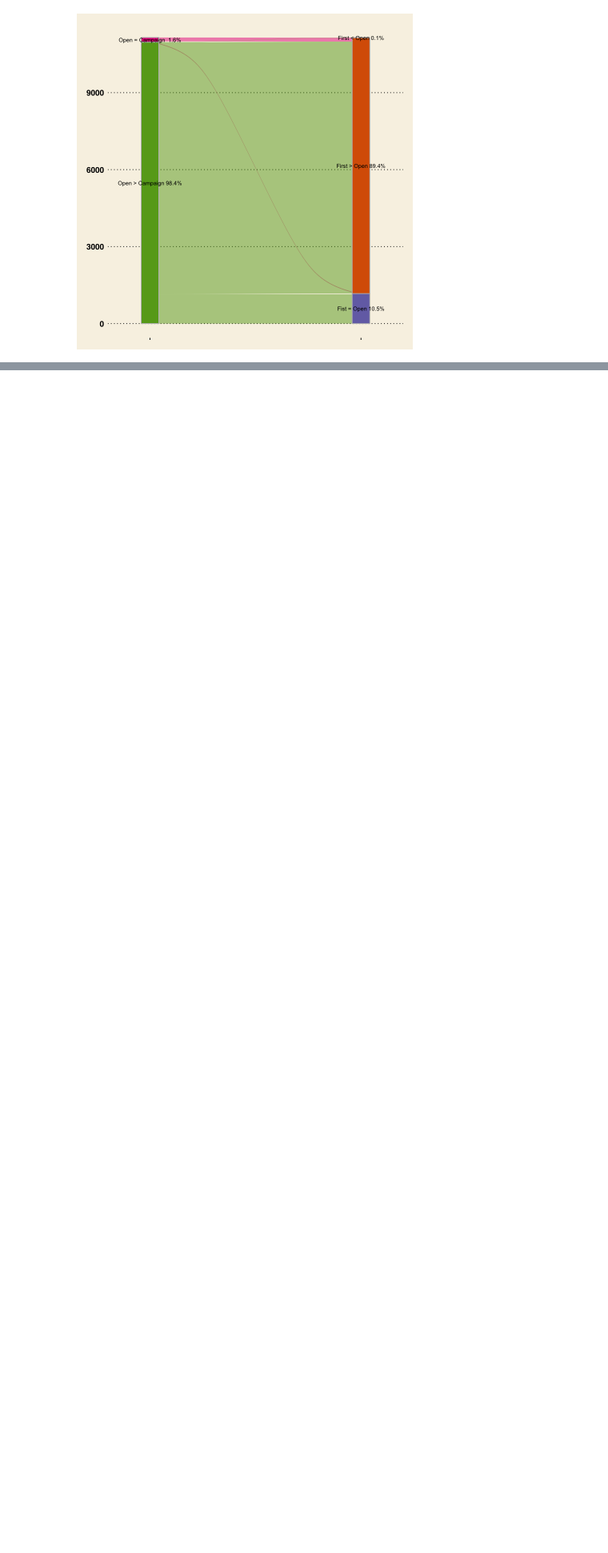
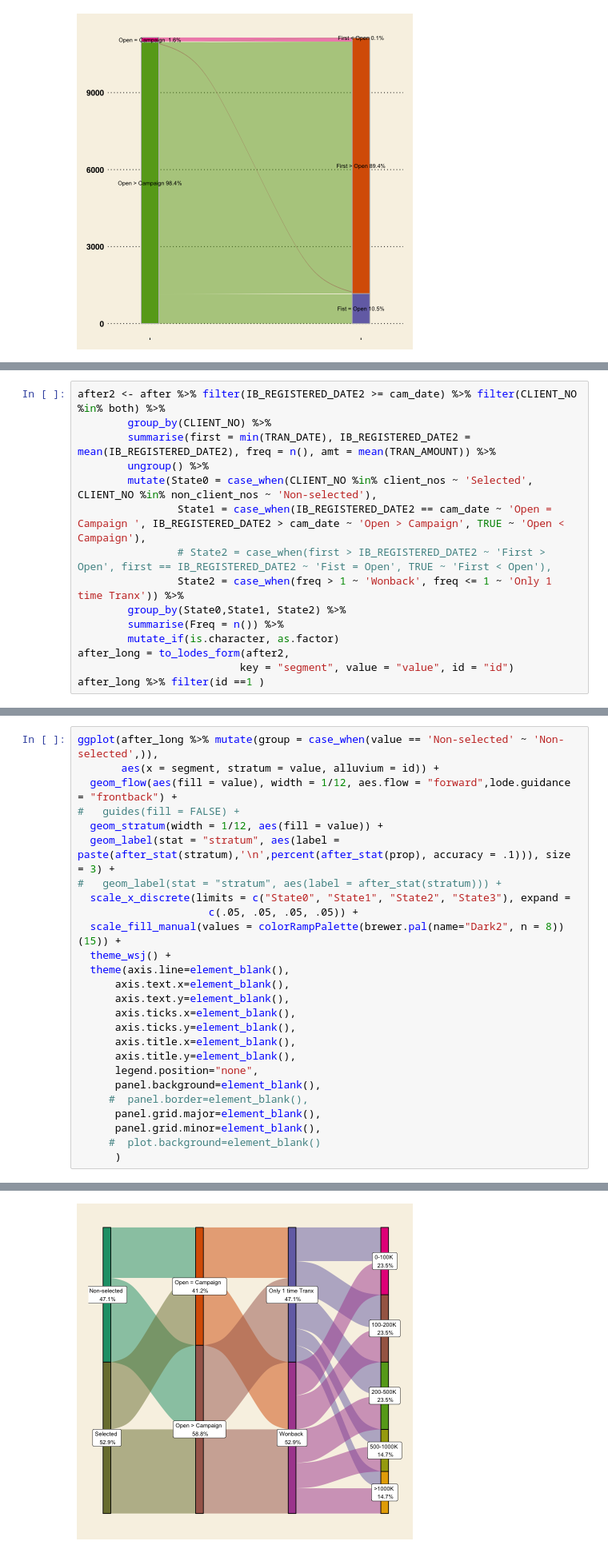
Before and after one commit to VIB-DSC-Data/Topup-dashboard, a Jupyter notebook: Lab1.ipynb, the cells around one changed output, grey strips where cells are left out. Shown at 80% size. Saved outputs shown, nothing was run; the diff lists cells and outputs as text; blank space fills up the shorter version.

```diff
--- a/Lab1.ipynb
+++ b/Lab1.ipynb
@@ -537,0 +552,15 @@ ggplot(after2, aes(y = Freq, axis1 = State1, axis2 = State2)) +
+# %%
+after2 <- after %>% filter(IB_REGISTERED_DATE2 >= cam_date) %>% filter(CLIENT_NO %in% both) %>%
+        group_by(CLIENT_NO) %>%
+        summarise(first = min(TRAN_DATE), IB_REGISTERED_DATE2 = mean(IB_REGISTERED_DATE2), freq = n(), amt = mean(TRAN_AMOUNT)) %>%
+        ungroup() %>%
+        mutate(State0 = case_when(CLIENT_NO %in% client_nos ~ 'Selected', CLIENT_NO %in% non_client_nos ~ 'Non-selected'),
+                State1 = case_when(IB_REGISTERED_DATE2 == cam_date ~ 'Open = Campaign ', IB_REGISTERED_DATE2 > cam_date ~ 'Open > Campaign', TRUE ~ 'Open < Campaign'),
+                # State2 = case_when(first > IB_REGISTERED_DATE2 ~ 'First > Open', first == IB_REGISTERED_DATE2 ~ 'Fist = Open', TRUE ~ 'First < Open'),
+                State2 = case_when(freq > 1 ~ 'Wonback', freq <= 1 ~ 'Only 1 time Tranx')) %>%
+        group_by(State0,State1, State2) %>%
+        summarise(Freq = n()) %>%
+        mutate_if(is.character, as.factor)
+after_long = to_lodes_form(after2,
+                          key = "segment", value = "value", id = "id")
+after_long %>% filter(id ==1 )
@@ -537,0 +606,27 @@ ggplot(after2, aes(y = Freq, axis1 = State1, axis2 = State2)) +
+# %%
+ggplot(after_long %>% mutate(group = case_when(value == 'Non-selected' ~ 'Non-selected',)),
+       aes(x = segment, stratum = value, alluvium = id)) +
+  geom_flow(aes(fill = value), width = 1/12, aes.flow = "forward",lode.guidance = "frontback") +
+#   guides(fill = FALSE) +
+  geom_stratum(width = 1/12, aes(fill = value)) +
+  geom_label(stat = "stratum", aes(label = paste(after_stat(stratum),'\n',percent(after_stat(prop), accuracy = .1))), size = 3) +
+#   geom_label(stat = "stratum", aes(label = after_stat(stratum))) +
+  scale_x_discrete(limits = c("State0", "State1", "State2", "State3"), expand =
+                     c(.05, .05, .05, .05)) +
+  scale_fill_manual(values = colorRampPalette(brewer.pal(name="Dark2", n = 8))(15)) +
+  theme_wsj() +
+  theme(axis.line=element_blank(),
+      axis.text.x=element_blank(),
+      axis.text.y=element_blank(),
+      axis.ticks.x=element_blank(),
+      axis.ticks.y=element_blank(),
+      axis.title.x=element_blank(),
+      axis.title.y=element_blank(),
+      legend.position="none",
+      panel.background=element_blank(),
+     #  panel.border=element_blank(),
+      panel.grid.major=element_blank(),
+      panel.grid.minor=element_blank(),
+     #  plot.background=element_blank()
+      )
+# %% [output]
@@ -537,0 +641 @@ ggplot(after2, aes(y = Freq, axis1 = State1, axis2 = State2)) +
+[figure, added]
```
Also changed, not shown: parts of 19 cells of this notebook, 3 other files.
